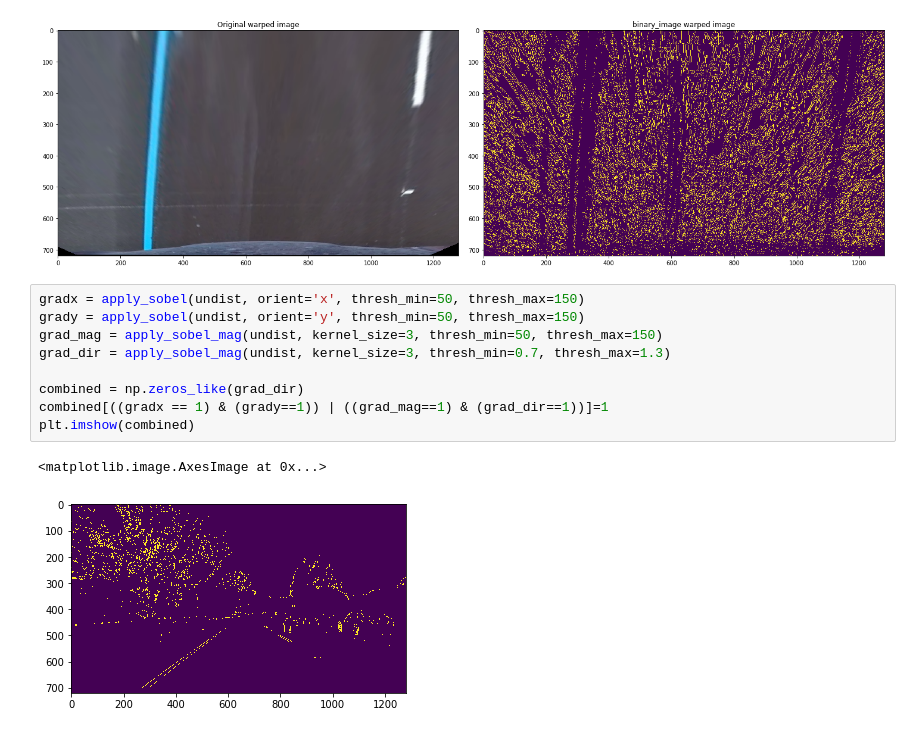
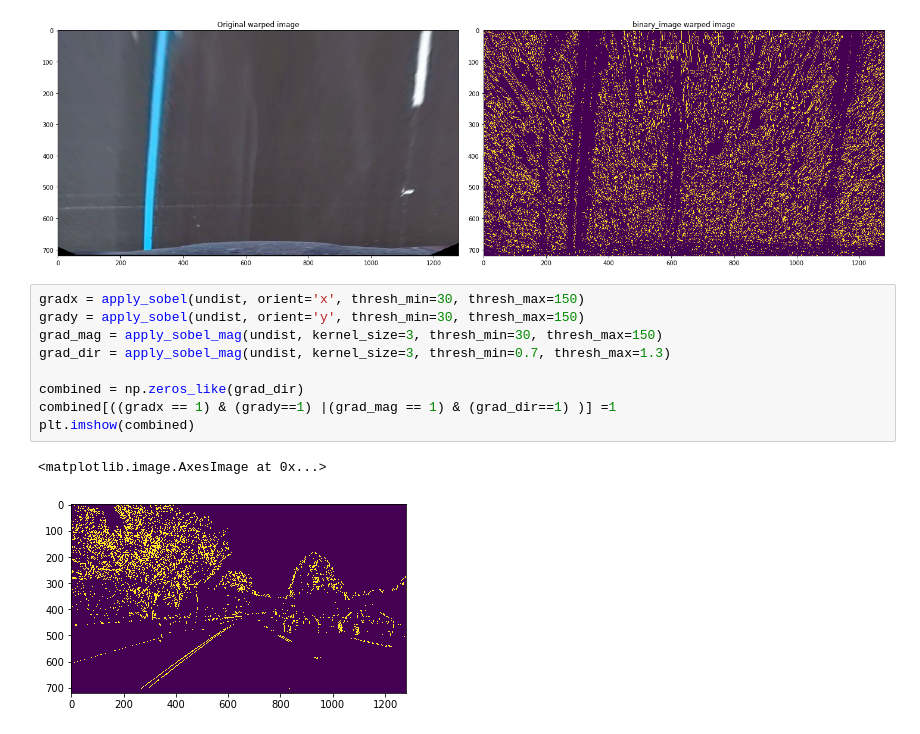
Before and after one commit to salabson/CarND-Advance-Lane-Line, a Jupyter notebook: P2.ipynb, the cells around one changed output. Drawn from its saved outputs; the diff is of its cells as text.

```diff
--- a/P2.ipynb
+++ b/P2.ipynb
@@ -199,14 +199,14 @@ ax2.set_title('binary_image warped image')
 Text(0.5, 1, 'binary_image warped image')
 [figure]
 # %%
-gradx = apply_sobel(undist, orient='x', thresh_min=50, thresh_max=150)
-grady = apply_sobel(undist, orient='y', thresh_min=50, thresh_max=150)
-grad_mag = apply_sobel_mag(undist, kernel_size=3, thresh_min=50, thresh_max=150)
+gradx = apply_sobel(undist, orient='x', thresh_min=30, thresh_max=150)
+grady = apply_sobel(undist, orient='y', thresh_min=30, thresh_max=150)
+grad_mag = apply_sobel_mag(undist, kernel_size=3, thresh_min=30, thresh_max=150)
 grad_dir = apply_sobel_mag(undist, kernel_size=3, thresh_min=0.7, thresh_max=1.3)
 
 combined = np.zeros_like(grad_dir)
-combined[((gradx == 1) & (grady==1)) | ((grad_mag==1) & (grad_dir==1))]=1
+combined[((gradx == 1) & (grady==1) |(grad_mag == 1) & (grad_dir==1) )] =1
 plt.imshow(combined)
 # %% [output]
 <matplotlib.image.AxesImage at 0x...>
-[figure, old version]
+[figure, new version]
```
Also changed, not shown: parts of 3 cells of this notebook.
